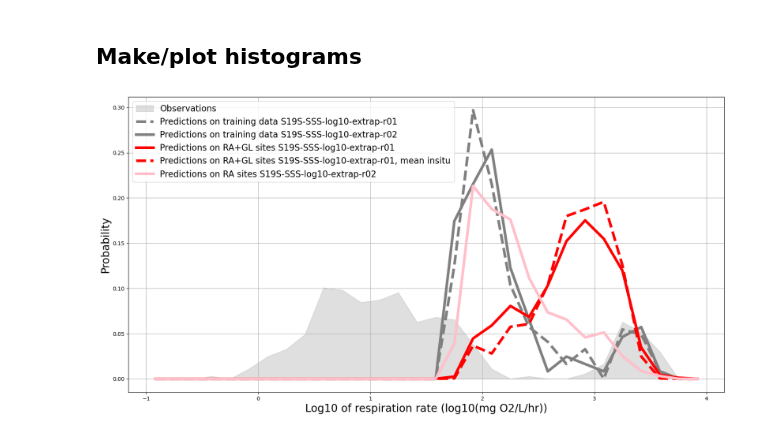
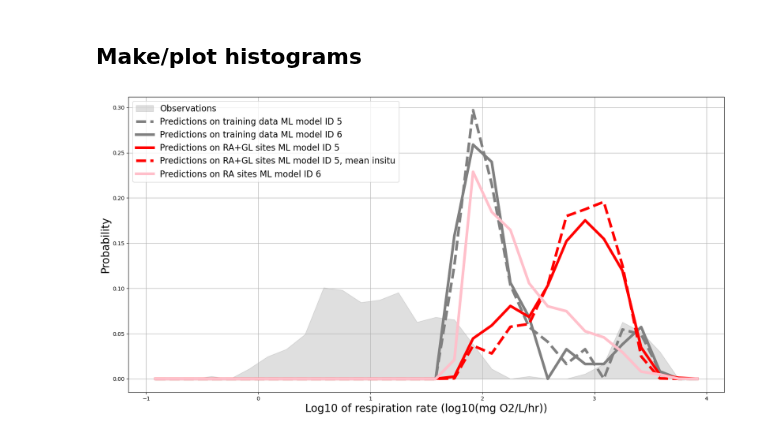
Before and after one commit to parallelworks/sl-archive-whondrs, a Jupyter notebook: examples/fig08-prediction-histograms.ipynb, the cells around one changed output. Saved outputs shown, nothing was run; the diff lists cells and outputs as text; code cells hidden in the pictures.

```diff
--- a/examples/fig08-prediction-histograms.ipynb
+++ b/examples/fig08-prediction-histograms.ipynb
@@ -10,12 +10,12 @@ import matplotlib.pyplot as plt
 observed = pd.read_csv('WHONDRS_S19S_SSS_merged.csv')
 
 train_predict_1 = pd.read_csv('WHONDRS_S19S-SSS-log10-extrap-r01_predictions.csv')
-train_predict_2 = pd.read_csv('WHONDRS_S19S-SSS-log10-extrap-r02_predictions.csv')
+train_predict_2 = pd.read_csv('WHONDRS_S19S-SSS-log10-extrap-r03_predictions.csv')
 
 extrap1_predict = pd.read_csv('RiverAtlas_GLORICH_S19S-SSS-log10-extrap-r01_ele_corrected_O2_predictions.csv')
 extrap1_ADJ_predict = pd.read_csv('RiverAtlas_GLORICH_S19S-SSS-log10-extrap-r01_mean_insitu_predictions.csv')
 
-!gunzip -c grdb_S19S-SSS-log10-extrap-r02_predictions.csv.gz > grdb_predictions.csv
+!gunzip -c grdb_S19S-SSS-log10-extrap-r03_predictions.csv.gz > grdb_predictions.csv
 extrap2_predict = pd.read_csv('grdb_predictions.csv')
 !rm grdb_predictions.csv
 # %% [markdown]
@@ -83,36 +83,36 @@ ax.plot((bins[:-1]+bins[1:])/2,counts/np.sum(counts), color=('red'), linewidth=5
 
 #=================================================
 # Extrapolations set 1 ADJ
 #=================================================
 counts, bins = np.histogram(np.log10(np.abs(
     extrap1_ADJ_predict[
         'mean'])), bins=nbin, range=(min_bin,max_bin))
 
 ax.plot((bins[:-1]+bins[1:])/2,counts/np.sum(counts), color=('red'), linewidth=5, linestyle='dashed')
 
 #=================================================
 # Extrapolations set 2
 #=================================================
 counts, bins = np.histogram(np.log10(np.abs(
     extrap2_predict[
         'mean'])), bins=nbin, range=(min_bin,max_bin))
 
 ax.plot((bins[:-1]+bins[1:])/2,counts/np.sum(counts), color=('pink'), linewidth=5)
 
 ax.grid()
 ax.set_ylabel('Probability', fontsize=20)
 ax.set_xlabel('Log10 of respiration rate (log10(mg O2/L/hr))', fontsize=20)
 ax.legend([
     'Observations',
-    'Predictions on training data S19S-SSS-log10-extrap-r01',
-    'Predictions on training data S19S-SSS-log10-extrap-r02',
-    'Predictions on RA+GL sites S19S-SSS-log10-extrap-r01',
-    'Predictions on RA+GL sites S19S-SSS-log10-extrap-r01, mean insitu',
-    'Predictions on RA sites S19S-SSS-log10-extrap-r02'],fontsize=16)
+    'Predictions on training data ML model ID 5',
+    'Predictions on training data ML model ID 6',
+    'Predictions on RA+GL sites ML model ID 5',
+    'Predictions on RA+GL sites ML model ID 5, mean insitu',
+    'Predictions on RA sites ML model ID 6'],fontsize=16)
 
 #=================================================
 # Write figure to file
 #=================================================
 plt.savefig('fig08-prediction-histograms.pdf')
 # %% [output]
-[figure, old version]
+[figure, new version]
```
Also changed, not shown: 11 other files.
